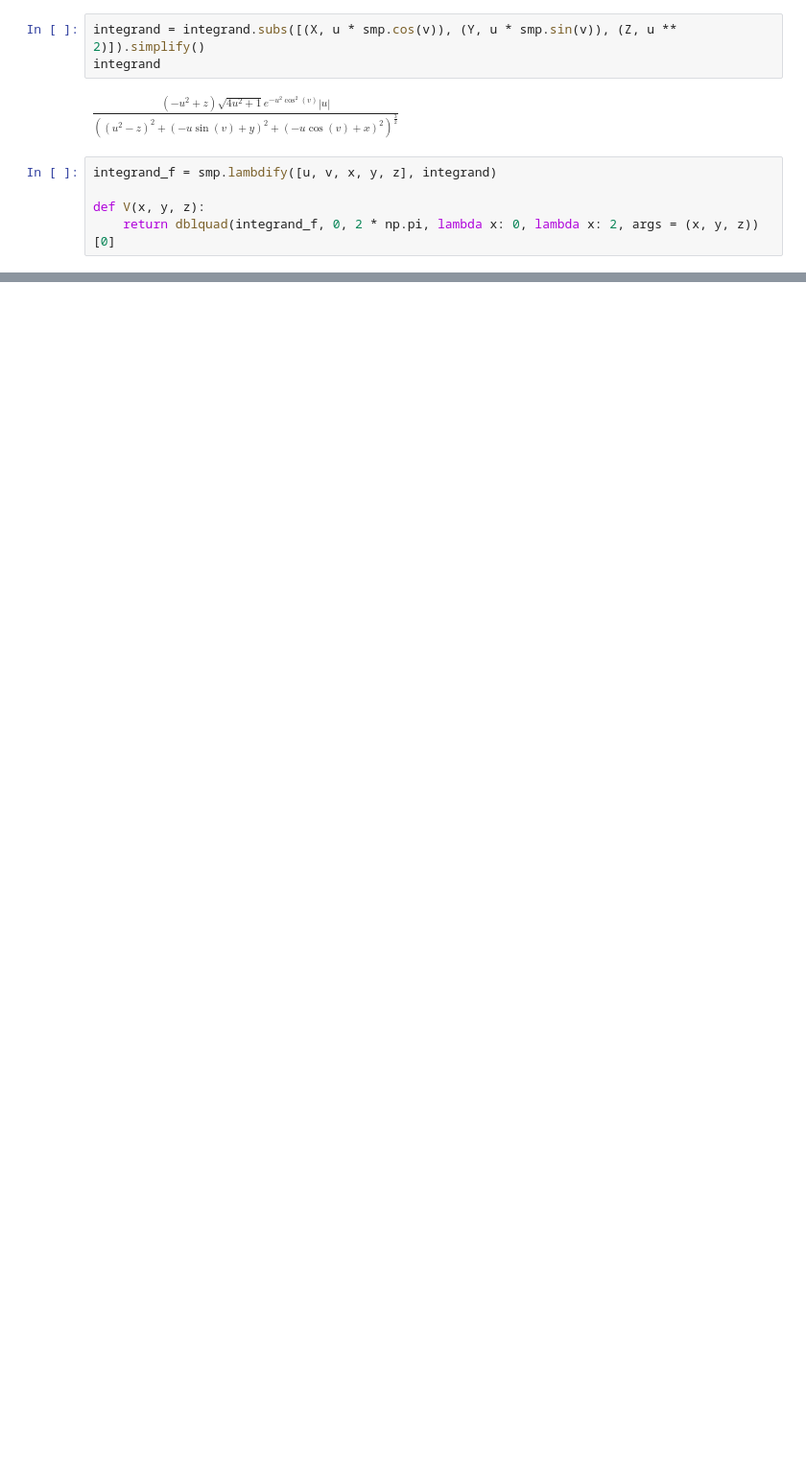
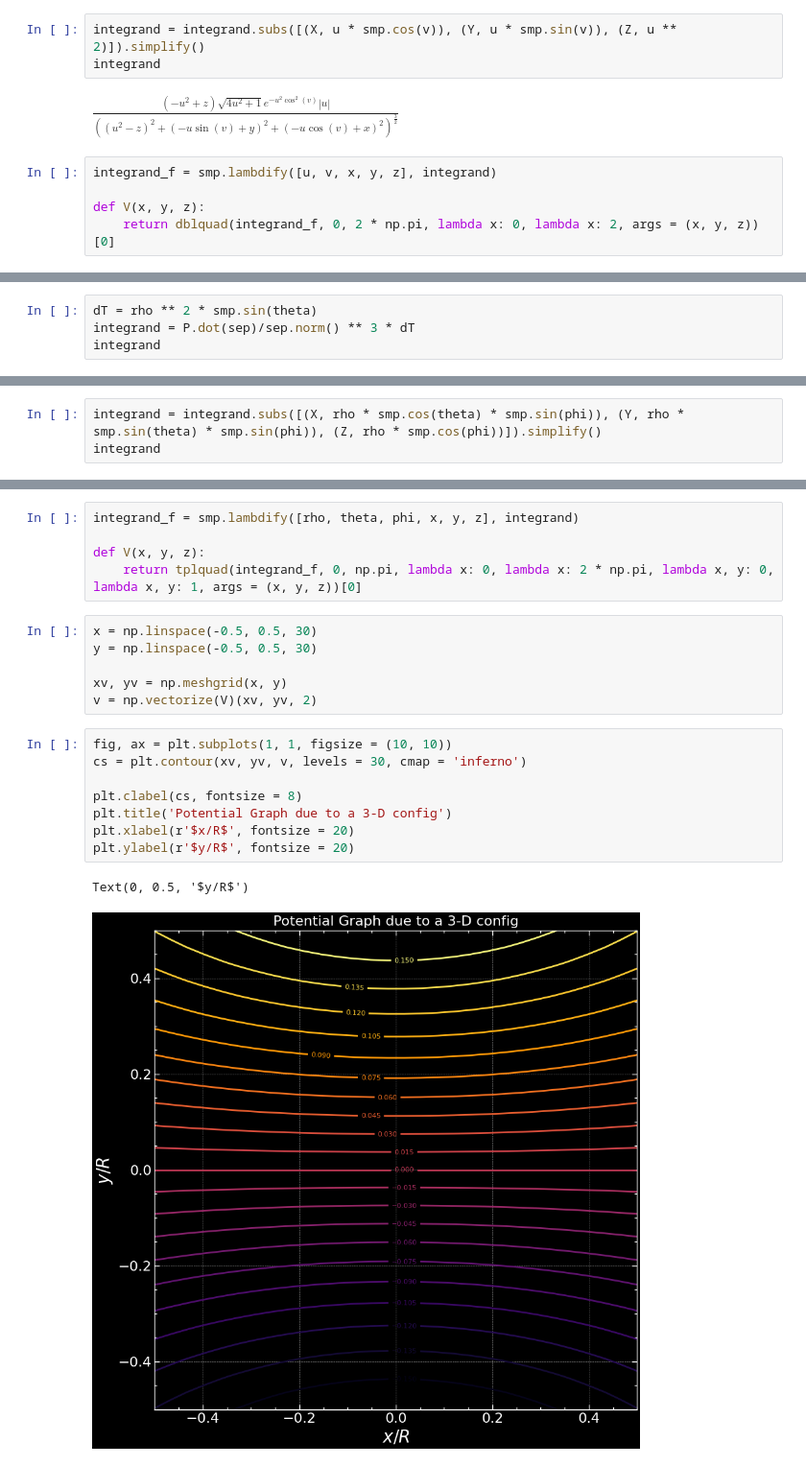
Before and after one commit to Siddhantshimpi/Siddhantshimpi, a Jupyter notebook: Physics/polarization.ipynb, the cells around one changed output, grey strips where cells are left out. Shown at 96% size. Cells and saved outputs as stored; diff of their text form; blank space fills up the shorter version.

```diff
--- a/Physics/polarization.ipynb
+++ b/Physics/polarization.ipynb
@@ -212,0 +246,4 @@ Text(0, 0.5, '$y/R$')
+# %%
+dT = rho ** 2 * smp.sin(theta)
+integrand = P.dot(sep)/sep.norm() ** 3 * dT
+integrand
@@ -212,0 +252,3 @@ Text(0, 0.5, '$y/R$')
+# %%
+integrand = integrand.subs([(X, rho * smp.cos(theta) * smp.sin(phi)), (Y, rho * smp.sin(theta) * smp.sin(phi)), (Z, rho * smp.cos(phi))]).simplify()
+integrand
@@ -212,0 +257,22 @@ Text(0, 0.5, '$y/R$')
+# %%
+integrand_f = smp.lambdify([rho, theta, phi, x, y, z], integrand)
+
+def V(x, y, z):
+    return tplquad(integrand_f, 0, np.pi, lambda x: 0, lambda x: 2 * np.pi, lambda x, y: 0, lambda x, y: 1, args = (x, y, z))[0]
+# %%
+x = np.linspace(-0.5, 0.5, 30)
+y = np.linspace(-0.5, 0.5, 30)
+
+xv, yv = np.meshgrid(x, y)
+v = np.vectorize(V)(xv, yv, 2)
+# %%
+fig, ax = plt.subplots(1, 1, figsize = (10, 10))
+cs = plt.contour(xv, yv, v, levels = 30, cmap = 'inferno')
+
+plt.clabel(cs, fontsize = 8)
+plt.title('Potential Graph due to a 3-D config')
+plt.xlabel(r'$x/R$', fontsize = 20)
+plt.ylabel(r'$y/R$', fontsize = 20)
+# %% [output]
+Text(0, 0.5, '$y/R$')
+[figure, added]
```
Also changed, not shown: parts of 14 cells of this notebook, 1 other file.
